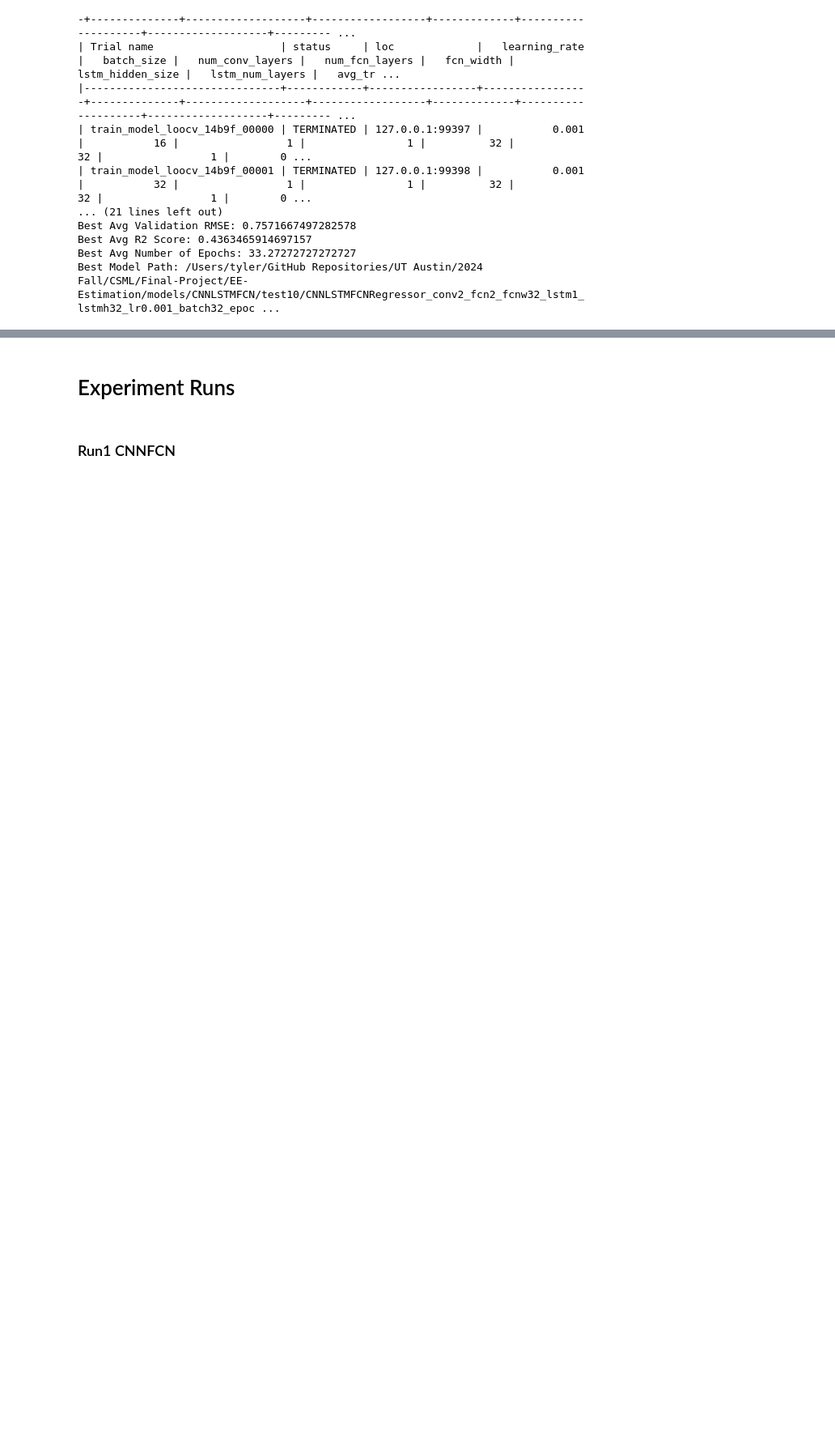
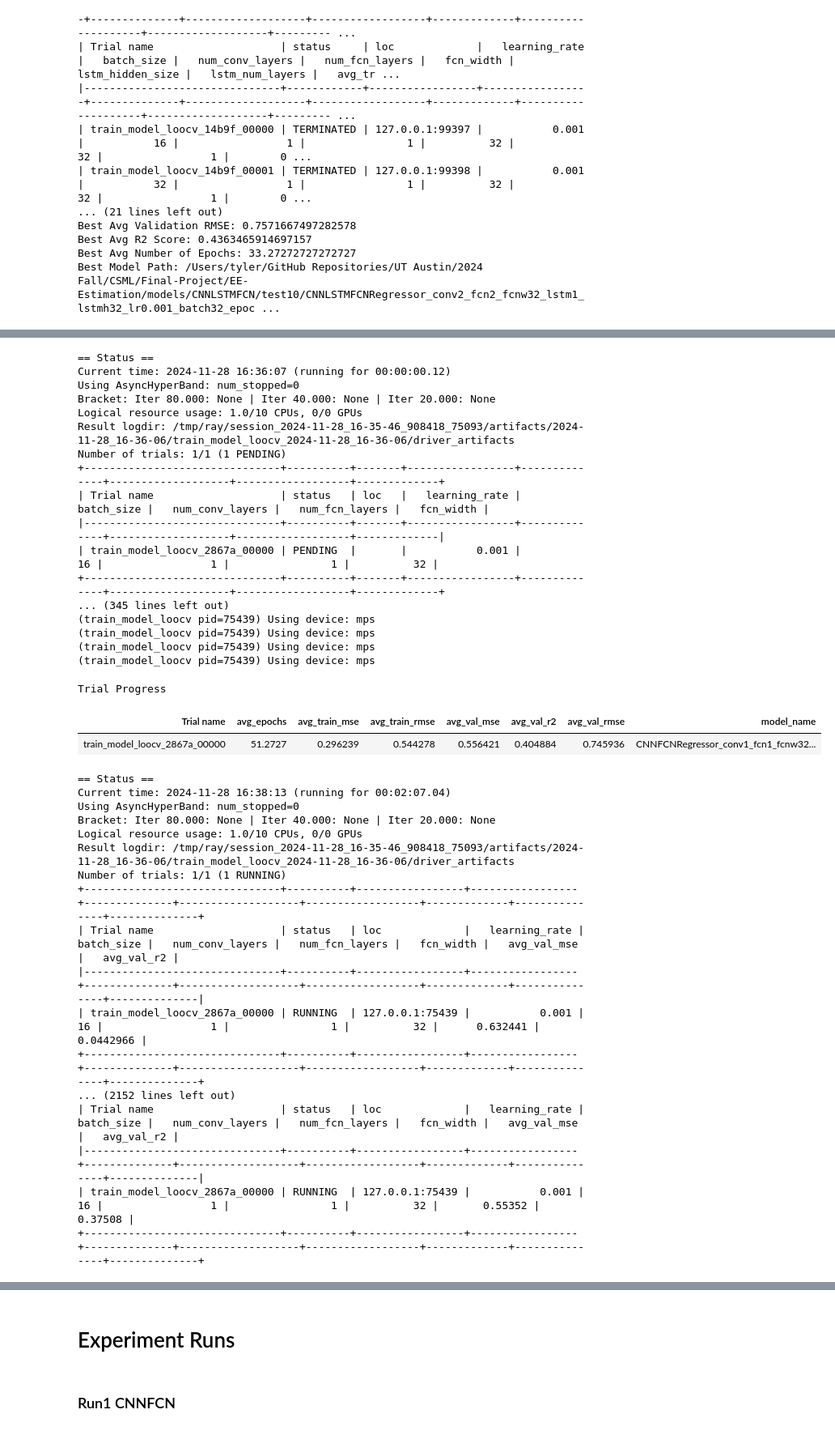
Before and after one commit to TylerAnderton/CSML, a Jupyter notebook: Final-Project/EE-Estimation/model_training_sep.ipynb, the cells around one changed output, grey strips where cells are left out. Shown at 81% size. Cells and saved outputs as stored; diff of their text form; code cells hidden in the pictures; blank space fills up the shorter version.

Commit message:
further analyzed and visualized prediction results

```diff
--- a/Final-Project/EE-Estimation/model_training_sep.ipynb
+++ b/Final-Project/EE-Estimation/model_training_sep.ipynb
@@ -397,10 +397,10 @@ def train_model_base(config, train_data, test_data):
         - test_labels: Testing label tensor (shape: [num_samples]).
     """
     # Device
-    # device = torch.device('mps' if torch.backends.mps.is_available() else 'cuda' if torch.cuda.is_available() else 'cpu')
-    device = torch.device(f'cuda:{ray.get_gpu_ids()[0]}' if torch.cuda.is_available() else 'cpu')
-    if 'print' in config and config['print']:
-        print(f'Using device: {device}')
+    device = torch.device('mps' if torch.backends.mps.is_available() else 'cuda' if torch.cuda.is_available() else 'cpu')
+    # device = torch.device(f'cuda:{ray.get_gpu_ids()[0]}' if torch.cuda.is_available() else 'cpu')
+    # if 'print' in config and config['print']:
+    print(f'Using device: {device}')
 
     # Unpack config
     learning_rate = config['learning_rate']
@@ -1309,0 +1314,28 @@ Best Model Path: /Users/tyler/GitHub Repositories/UT Austin/2024 Fall/CSML/Final
+# %%
+LOGS_CNNFCN_TEST12 = os.path.join(os.getcwd(), 'logs/CNNFCN/test12')
+MODELS_CNNFCN_TEST12 = os.path.join(os.getcwd(), 'models/CNNFCN/test12')
+
+search_space_CNNFCN_test12 = {
+    'learning_rate': tune.grid_search([1e-3]), # 1e-4, 5e-3, 1e-3, 5e-2, 1e-2
+    'batch_size': tune.grid_search([16]), # 16, 32, 64
+    'epochs': 100,
+
+    'model': CNNFCNRegressor,
+    'num_conv_layers':tune.grid_search([1]), # 1, 2, 3
+    'num_fcn_layers':tune.grid_search([1]), # 1, 2, 3
+    'fcn_width':tune.grid_search([32]), # , 64, 128
+
+    'log_dir': LOGS_CNNFCN_TEST12,
+    'model_dir': MODELS_CNNFCN_TEST12,
+
+    # 'num_samples': 4,
+    'early_stop_patience': 20,
+    'fold_early_stop': 20,
+
+    'print': False,
+    'tune': True
+    # 'loocv': True
+}
+# %%
+analysis_CNNFCN_test12 = tune_model_loocv(search_space_CNNFCN_test12, data_dict)
+# %% [output]
@@ -1309,0 +1343,37 @@ Best Model Path: /Users/tyler/GitHub Repositories/UT Austin/2024 Fall/CSML/Final
+== Status ==
+Current time: 2024-11-28 16:36:07 (running for 00:00:00.12)
+Using AsyncHyperBand: num_stopped=0
+Bracket: Iter 80.000: None | Iter 40.000: None | Iter 20.000: None
+Logical resource usage: 1.0/10 CPUs, 0/0 GPUs
+Result logdir: /tmp/ray/session_2024-11-28_16-35-46_908418_75093/artifacts/2024-11-28_16-36-06/train_model_loocv_2024-11-28_16-36-06/driver_artifacts
+Number of trials: 1/1 (1 PENDING)
++-------------------------------+----------+-------+-----------------+--------------+-------------------+------------------+-------------+
+| Trial name                    | status   | loc   |   learning_rate |   batch_size |   num_conv_layers |   num_fcn_layers |   fcn_width |
+|-------------------------------+----------+-------+-----------------+--------------+-------------------+------------------+-------------|
+| train_model_loocv_2867a_00000 | PENDING  |       |           0.001 |           16 |                 1 |                1 |          32 |
++-------------------------------+----------+-------+-----------------+--------------+-------------------+------------------+-------------+
+... (345 lines left out)
+(train_model_loocv pid=75439) Using device: mps
+(train_model_loocv pid=75439) Using device: mps
+(train_model_loocv pid=75439) Using device: mps
+(train_model_loocv pid=75439) Using device: mps
+Trial Progress
+| Trial name | avg_epochs | avg_train_mse | avg_train_rmse | avg_val_mse | avg_val_r2 | avg_val_rmse | model_name |
+| train_model_loocv_2867a_00000 | 51.2727 | 0.296239 | 0.544278 | 0.556421 | 0.404884 | 0.745936 | CNNFCNRegressor_conv1_fcn1_fcnw32... |
+== Status ==
+Current time: 2024-11-28 16:38:13 (running for 00:02:07.04)
+Using AsyncHyperBand: num_stopped=0
+Bracket: Iter 80.000: None | Iter 40.000: None | Iter 20.000: None
+Logical resource usage: 1.0/10 CPUs, 0/0 GPUs
+Result logdir: /tmp/ray/session_2024-11-28_16-35-46_908418_75093/artifacts/2024-11-28_16-36-06/train_model_loocv_2024-11-28_16-36-06/driver_artifacts
+Number of trials: 1/1 (1 RUNNING)
++-------------------------------+----------+-----------------+-----------------+--------------+-------------------+------------------+-------------+---------------+--------------+
+| Trial name                    | status   | loc             |   learning_rate |   batch_size |   num_conv_layers |   num_fcn_layers |   fcn_width |   avg_val_mse |   avg_val_r2 |
+|-------------------------------+----------+-----------------+-----------------+--------------+-------------------+------------------+-------------+---------------+--------------|
+| train_model_loocv_2867a_00000 | RUNNING  | 127.0.0.1:75439 |           0.001 |           16 |                 1 |                1 |          32 |      0.632441 |    0.0442966 |
++-------------------------------+----------+-----------------+-----------------+--------------+-------------------+------------------+-------------+---------------+--------------+
+... (2152 lines left out)
+| Trial name                    | status   | loc             |   learning_rate |   batch_size |   num_conv_layers |   num_fcn_layers |   fcn_width |   avg_val_mse |   avg_val_r2 |
+|-------------------------------+----------+-----------------+-----------------+--------------+-------------------+------------------+-------------+---------------+--------------|
+| train_model_loocv_2867a_00000 | RUNNING  | 127.0.0.1:75439 |           0.001 |           16 |                 1 |                1 |          32 |       0.55352 |      0.37508 |
++-------------------------------+----------+-----------------+-----------------+--------------+-------------------+------------------+-------------+---------------+--------------+
```
Also changed, not shown: parts of 13 cells of this notebook, 48 other files.
